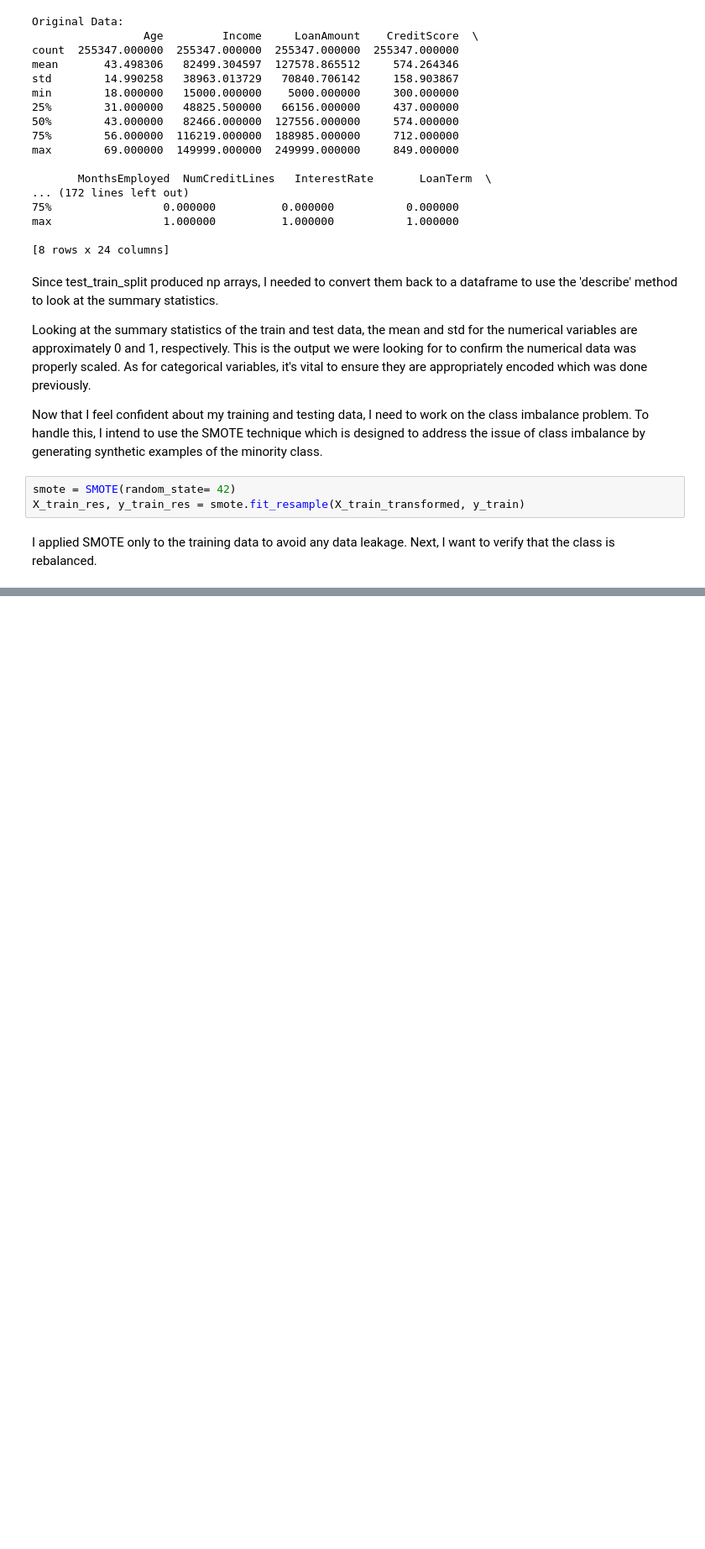
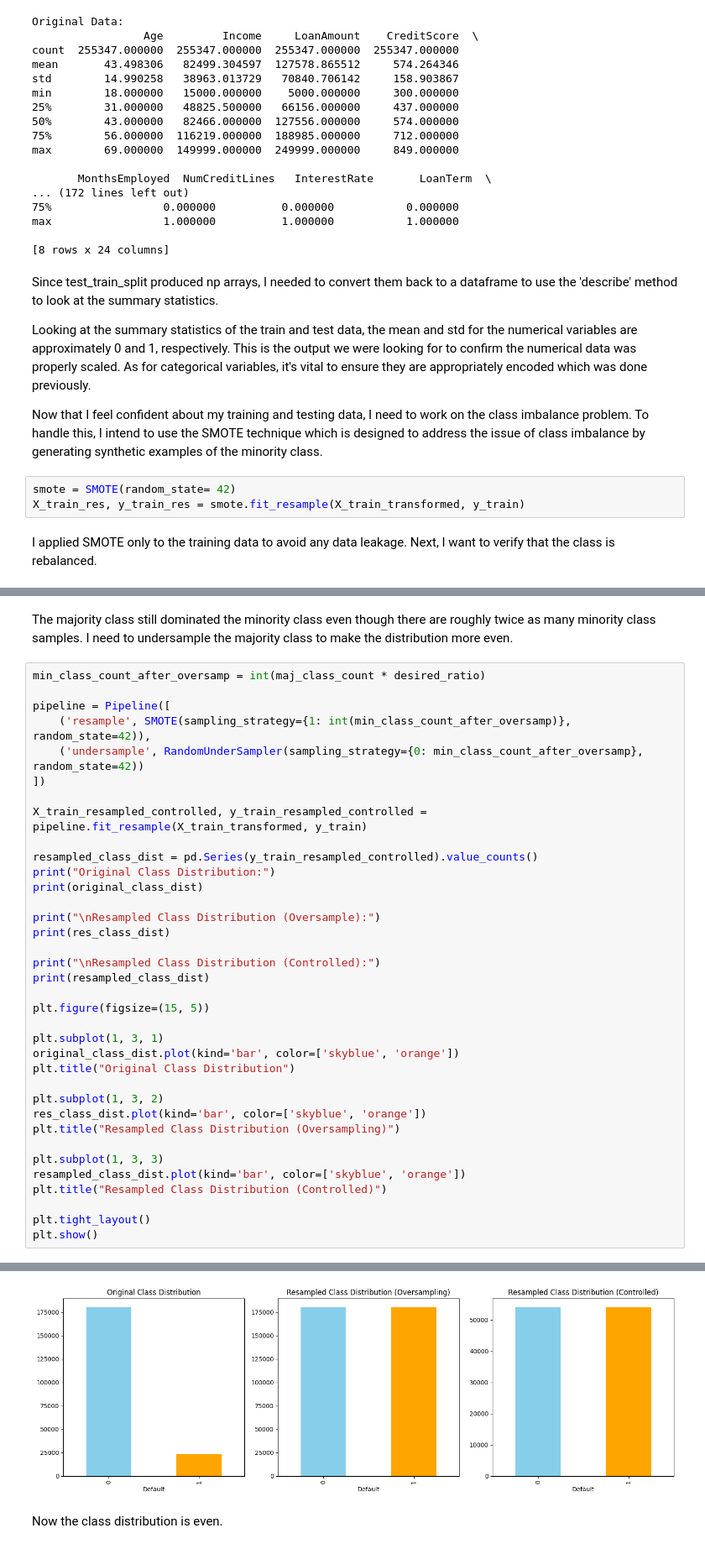
Before and after one commit to tripfernandes/Capstone-II---Loan-Default-Prediction, a Jupyter notebook: loan_prediction_preprocessing.ipynb, the cells around one changed output, grey strips where cells are left out. Shown: that part at 84% size. Cells and saved outputs as stored; diff of their text form; blank space fills up the shorter version.

```diff
--- a/loan_prediction_preprocessing.ipynb
+++ b/loan_prediction_preprocessing.ipynb
@@ -143,0 +205,39 @@ In this notebook, I split my data into training sets and testing sets. Additiona
+# %% [markdown]
+The majority class still dominated the minority class even though there are roughly twice as many minority class samples. I need to undersample the majority class to make the distribution more even.
+# %%
+min_class_count_after_oversamp = int(maj_class_count * desired_ratio)
+
+pipeline = Pipeline([
+    ('resample', SMOTE(sampling_strategy={1: int(min_class_count_after_oversamp)}, random_state=42)),
+    ('undersample', RandomUnderSampler(sampling_strategy={0: min_class_count_after_oversamp}, random_state=42))
+])
+
+X_train_resampled_controlled, y_train_resampled_controlled = pipeline.fit_resample(X_train_transformed, y_train)
+
+resampled_class_dist = pd.Series(y_train_resampled_controlled).value_counts()
+print("Original Class Distribution:")
+print(original_class_dist)
+
+print("\nResampled Class Distribution (Oversample):")
+print(res_class_dist)
+
+print("\nResampled Class Distribution (Controlled):")
+print(resampled_class_dist)
+
+plt.figure(figsize=(15, 5))
+
+plt.subplot(1, 3, 1)
+original_class_dist.plot(kind='bar', color=['skyblue', 'orange'])
+plt.title("Original Class Distribution")
+
+plt.subplot(1, 3, 2)
+res_class_dist.plot(kind='bar', color=['skyblue', 'orange'])
+plt.title("Resampled Class Distribution (Oversampling)")
+
+plt.subplot(1, 3, 3)
+resampled_class_dist.plot(kind='bar', color=['skyblue', 'orange'])
+plt.title("Resampled Class Distribution (Controlled)")
+
+plt.tight_layout()
+plt.show()
+# %% [output]
@@ -143,0 +261,3 @@ In this notebook, I split my data into training sets and testing sets. Additiona
+[figure, added]
+# %% [markdown]
+Now the class distribution is even.
```
Also changed, not shown: parts of 8 cells of this notebook.
